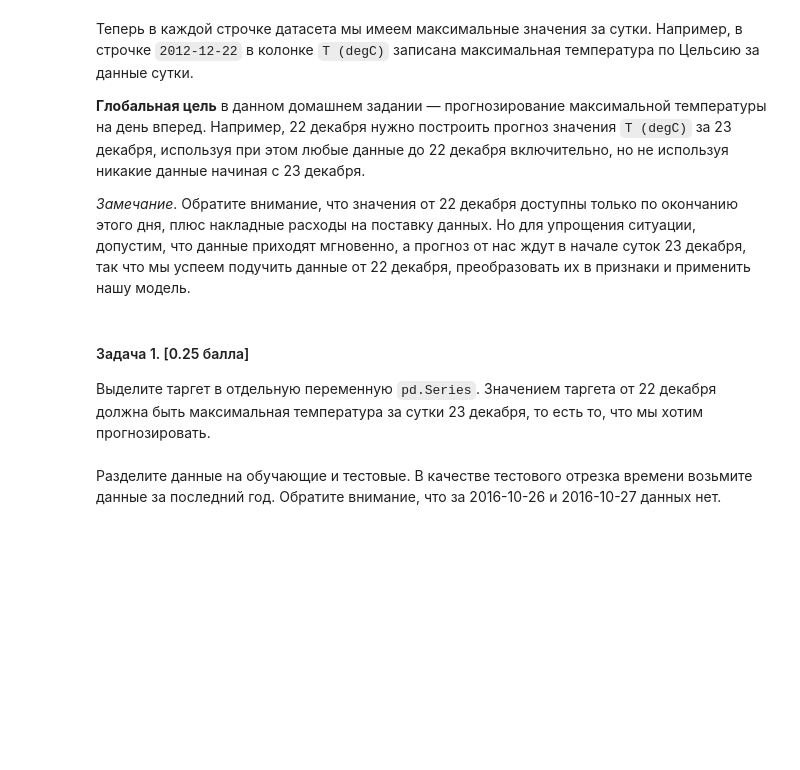
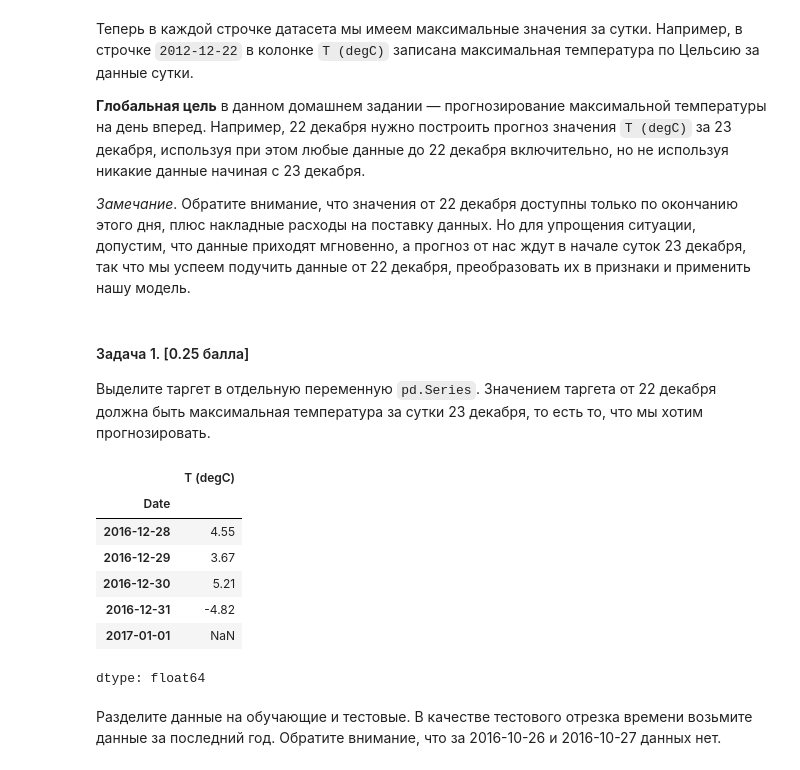
Before and after one commit to orekhovsky/YSDA, a Jupyter notebook: ML_2_spring2025/Homeworks/8 time series/hw2.ipynb, the cells around one changed output. Saved outputs shown, nothing was run; the diff lists cells and outputs as text; code cells hidden in the pictures; blank space fills up the shorter version.

```diff
--- a/ML_2_spring2025/Homeworks/8 time series/hw2.ipynb
+++ b/ML_2_spring2025/Homeworks/8 time series/hw2.ipynb
@@ -61,5 +85,17 @@ weather_df_daily.head()
 #### Задача 1. [0.25 балла]
 
 Выделите таргет в отдельную переменную `pd.Series`. Значением таргета от 22 декабря должна быть максимальная температура за сутки 23 декабря, то есть то, что мы хотим прогнозировать.
+# %%
+target = weather_df_daily['T (degC)'].shift(-1)
+target.tail()
+# %% [output]
+|  | T (degC) |
+| Date |  |
+| 2016-12-28 | 4.55 |
+| 2016-12-29 | 3.67 |
+| 2016-12-30 | 5.21 |
+| 2016-12-31 | -4.82 |
+| 2017-01-01 | NaN |
+dtype: float64
 # %% [markdown]
 Разделите данные на обучающие и тестовые. В качестве тестового отрезка времени возьмите данные за последний год. Обратите внимание, что за 2016-10-26 и 2016-10-27 данных нет.
```
Also changed, not shown: parts of 7 cells of this notebook.
